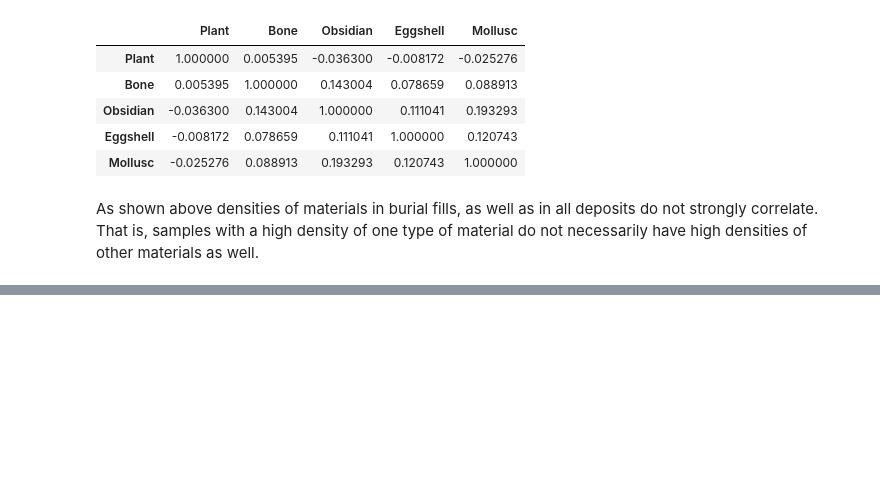
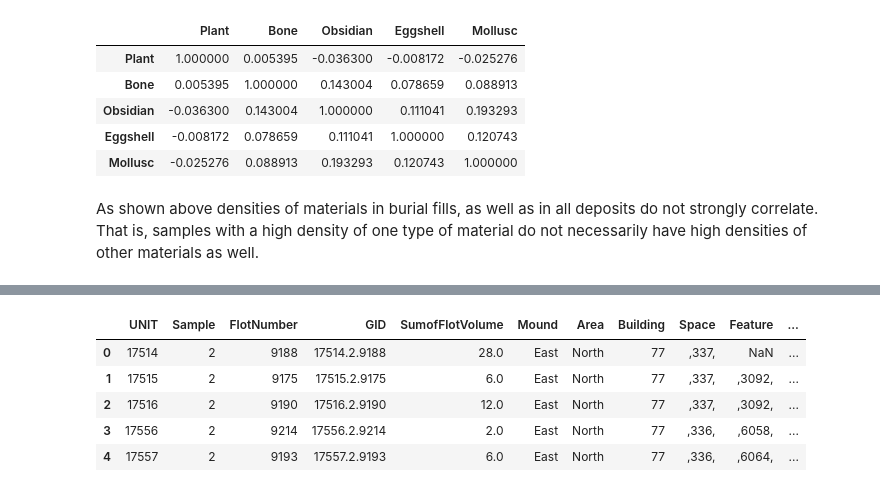
Before and after one commit to MilVas/Building77, a Jupyter notebook: HR_exploratory_analysis.ipynb, the cells around one changed output, grey strips where cells are left out. Saved outputs shown, nothing was run; the diff lists cells and outputs as text; code cells hidden in the pictures; blank space fills up the shorter version.

```diff
--- a/HR_exploratory_analysis.ipynb
+++ b/HR_exploratory_analysis.ipynb
@@ -418,0 +496,18 @@ As shown above densities of materials in burial fills, as well as in all deposit
+# %%
+#rearranging the table so that all densities are stored in one column
+
+floor_cols = ['UNIT','Sample','FlotNumber','GID','SumofFlotVolume','Mound','Area','Building','Space','Feature','Description','Location','DataCategory','context','contextsubtype','OccPhase']
+
+floors_density2 = floors_density.melt(id_vars = floor_cols,
+                   var_name  = 'Material',
+                   value_name = 'Density')
+
+
+floors_density2.head()
+# %% [output]
+|  | UNIT | Sample | FlotNumber | GID | SumofFlotVolume | Mound | Area | Building | Space | Feature | ... |
+| 0 | 17514 | 2 | 9188 | 17514.2.9188 | 28.0 | East | North | 77 | ,337, | NaN | ... |
+| 1 | 17515 | 2 | 9175 | 17515.2.9175 | 6.0 | East | North | 77 | ,337, | ,3092, | ... |
+| 2 | 17516 | 2 | 9190 | 17516.2.9190 | 12.0 | East | North | 77 | ,337, | ,3092, | ... |
+| 3 | 17556 | 2 | 9214 | 17556.2.9214 | 2.0 | East | North | 77 | ,336, | ,6058, | ... |
+| 4 | 17557 | 2 | 9193 | 17557.2.9193 | 6.0 | East | North | 77 | ,336, | ,6064, | ... |
```
Also changed, not shown: parts of 18 cells of this notebook.
